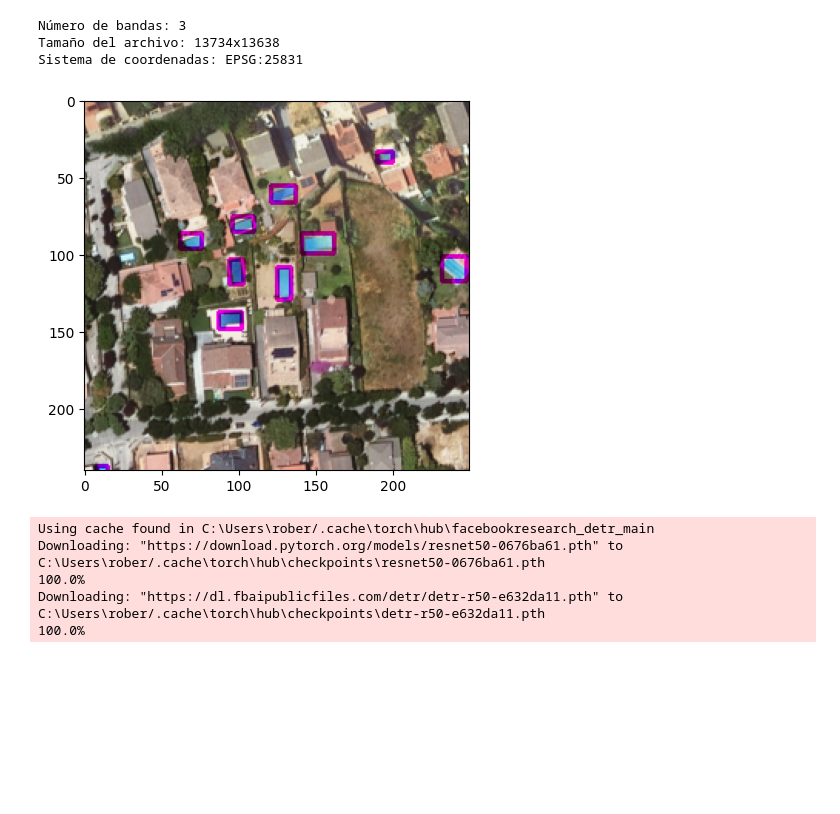
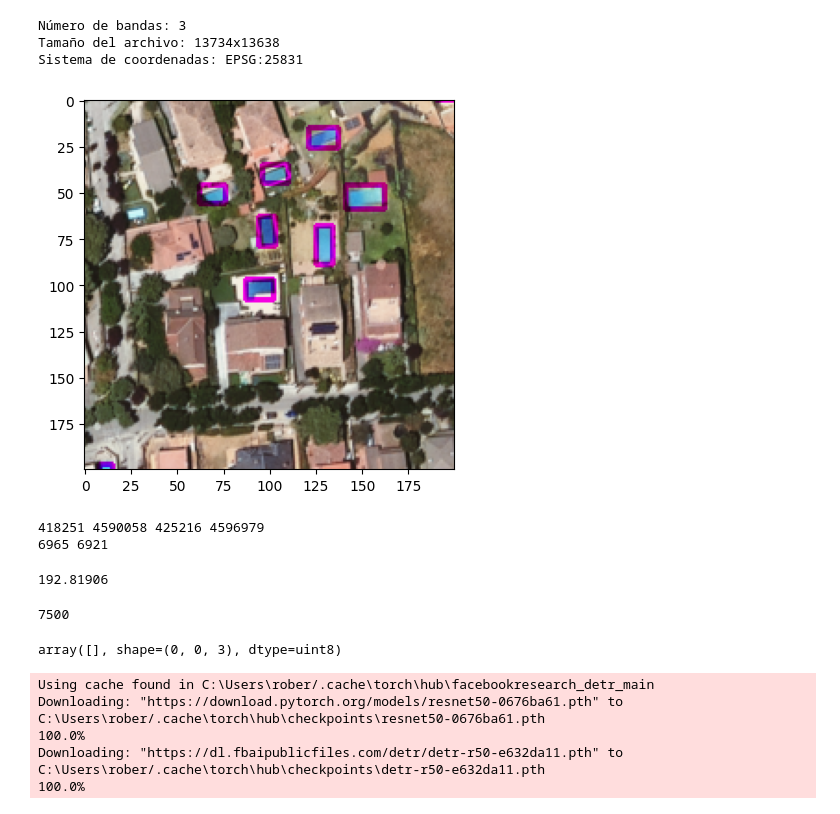
Before and after one commit to Robertus0/TFG, a Jupyter notebook: src/train.ipynb, the cells around one changed output. Cells and saved outputs as stored; diff of their text form; code cells hidden in the pictures; blank space fills up the shorter version.

Commit message:
Sliding window

```diff
--- a/src/train.ipynb
+++ b/src/train.ipynb
@@ -69,26 +70,58 @@ def cxcywh_to_xyxy(coordenadas):
 # %%
 # Lee el archivo shapefile
 regions = gpd.read_file('..\\data\\Zona\\clean\\bt5mv20sh0f286122hp1r060.shp')
 
-xmin_window, ymin_window, xmax_window, ymax_window = 420660, 4590892, 420785, 4591012
+xmin_window, ymin_window, xmax_window, ymax_window = 420660, 4590892, 420660+100, 4590892+100
 
 # Recorta el GeoTIFF según las coordenadas de la window
 window = rasterio.windows.from_bounds(xmin_window, ymin_window, xmax_window, ymax_window, dataset.transform)
 clipped_data = dataset.read(window=window)
 clipped_data = np.moveaxis(clipped_data, 0, -1)
 
 # Muestra todas las regiones de interés en la window
 for region in regions.geometry:
     xmin, ymin, xmax, ymax = region.bounds
 
     xmin, ymin, xmax, ymax = image_to_window((xmin, ymin, xmax, ymax), (xmin_window, ymin_window), dataset.transform, clipped_data.shape)
 
     # Dibuja los rectángulos
     cv2.rectangle(clipped_data[:, :, 1], (int(xmin), int(ymin)), (int(xmax), int(ymax)), (0, 255, 0), 2)
 
 # Visualiza la ventana con los rectángulos
 plt.imshow(clipped_data)
 plt.show()
 # %% [output]
-[figure, old version]
+[figure, new version]
+# %%
+list_regions = []
+for file in os.listdir("..\data\Zona\clean"):
+    if file.endswith(".shp"):
+        regions = gpd.read_file(f'..\\data\\Zona\\clean\\{file}')
+        list_regions.append(regions)
+
+# find global xmin, ymin, xmax, ymax
+xmin_total, ymin_total, xmax_total, ymax_total = 10**10, 10**10, 0, 0
+for regions in list_regions:
+    for region in regions.geometry:
+        xmin, ymin, xmax, ymax = region.bounds
+        xmin_total = min(xmin_total, xmin)
+        ymin_total = min(ymin_total, ymin)
+        xmax_total = max(xmax_total, xmax)
+        ymax_total = max(ymax_total, ymax)
+
+xmin_total, ymin_total, xmax_total, ymax_total = int(xmin_total), int(ymin_total), int(xmax_total), int(ymax_total)
+
+print(xmin_total, ymin_total, xmax_total, ymax_total)
+print(xmax_total - xmin_total, ymax_total - ymin_total)
+# %% [output]
+418251 4590058 425216 4596979
+6965 6921
+# %%
+(xmax_total - xmin_total)/500 * (ymax_total - ymin_total)/500
+# %% [output]
+192.81906
+# %%
+50*50*3
+# %% [output]
+7500
 # %%
@@ -139,3 +177,7 @@ for regions in list_regions:
+# %%
+clipped_data
+# %% [output]
+array([], shape=(0, 0, 3), dtype=uint8)
 # %%
 import json
 with open('..\\data\\Zona\\Dataset\\annotations\\annotations.json', 'w') as f:
```
Also changed, not shown: parts of 2 cells of this notebook.
